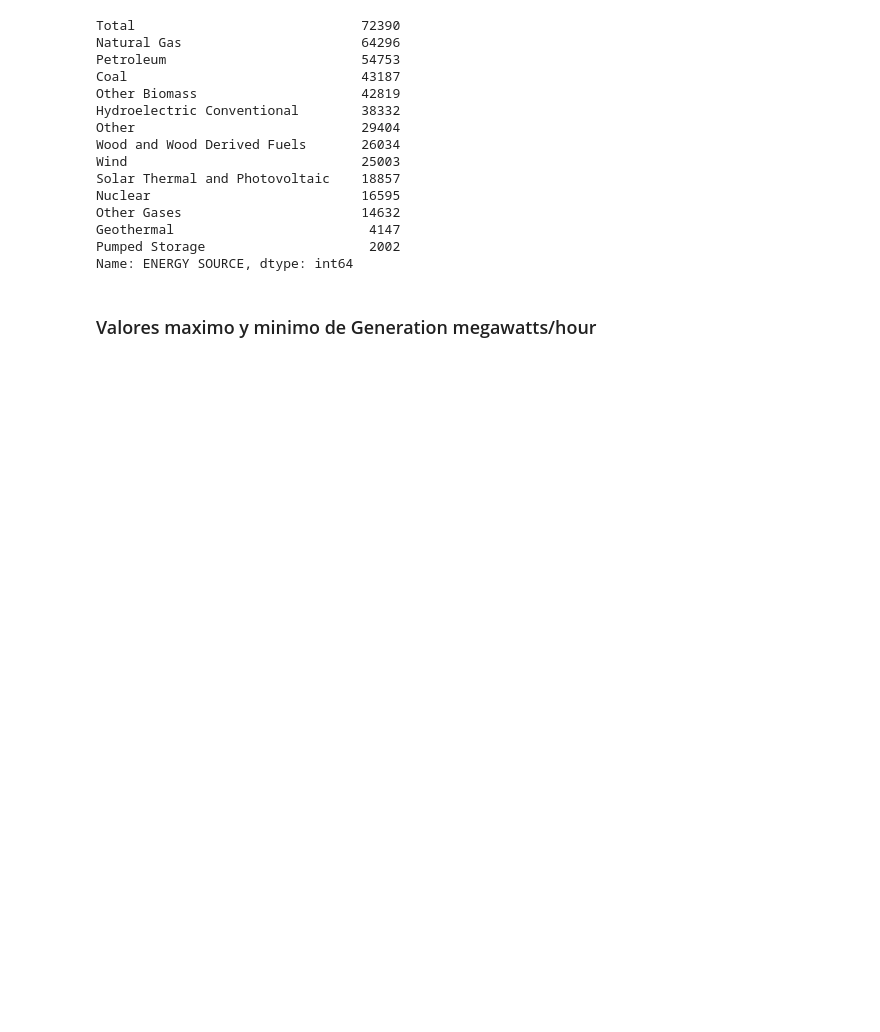
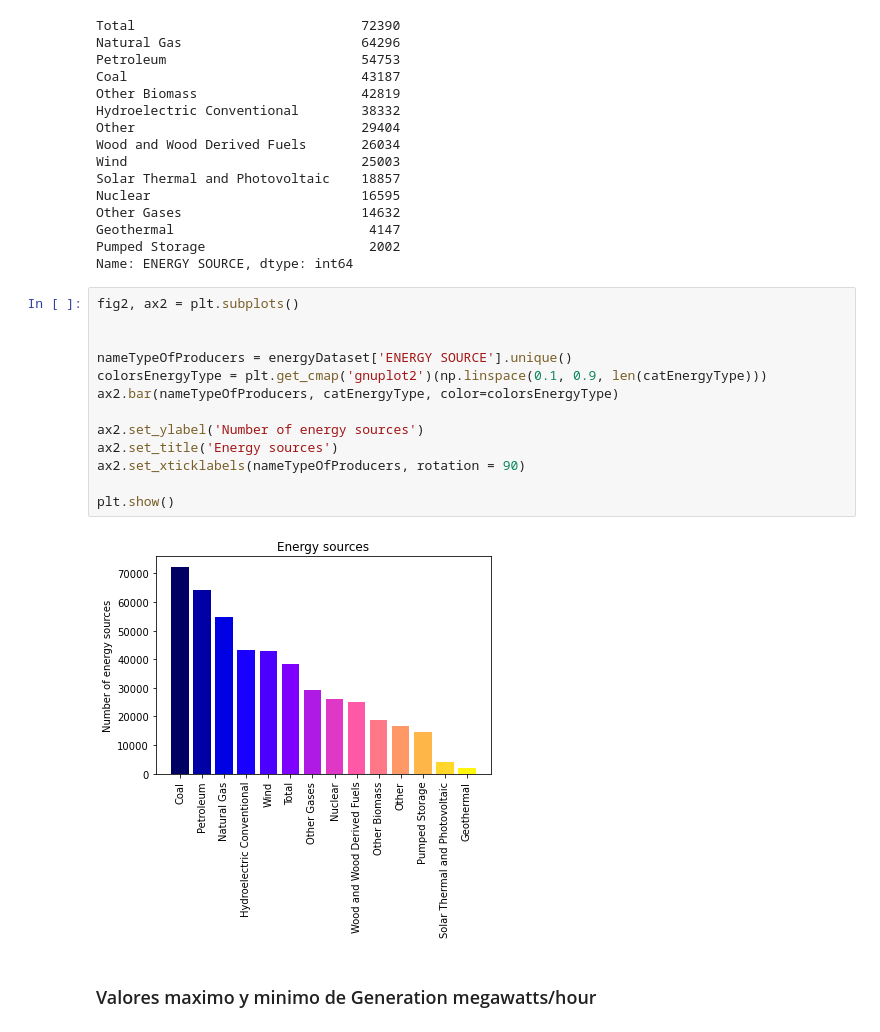
Before and after one commit to EnriqueLaguna/ProyectoAnalisisDatos, a Jupyter notebook: Codigo/proyecto_v2.ipynb, the cells around one changed output. Cells and saved outputs as stored; diff of their text form; blank space fills up the shorter version.

```diff
--- a/Codigo/proyecto_v2.ipynb
+++ b/Codigo/proyecto_v2.ipynb
@@ -291,6 +306,21 @@ Other Gases                       14632
 Geothermal                         4147
 Pumped Storage                     2002
 Name: ENERGY SOURCE, dtype: int64
+# %%
+fig2, ax2 = plt.subplots()
+
+
+nameTypeOfProducers = energyDataset['ENERGY SOURCE'].unique()
+colorsEnergyType = plt.get_cmap('gnuplot2')(np.linspace(0.1, 0.9, len(catEnergyType)))
+ax2.bar(nameTypeOfProducers, catEnergyType, color=colorsEnergyType)
+
+ax2.set_ylabel('Number of energy sources')
+ax2.set_title('Energy sources')
+ax2.set_xticklabels(nameTypeOfProducers, rotation = 90)
+
+plt.show()
+# %% [output]
+[figure, added]
 # %% [markdown]
 ### Valores maximo y minimo de Generation megawatts/hour
 # %%
```
Also changed, not shown: parts of 4 cells of this notebook, 1 other file.
